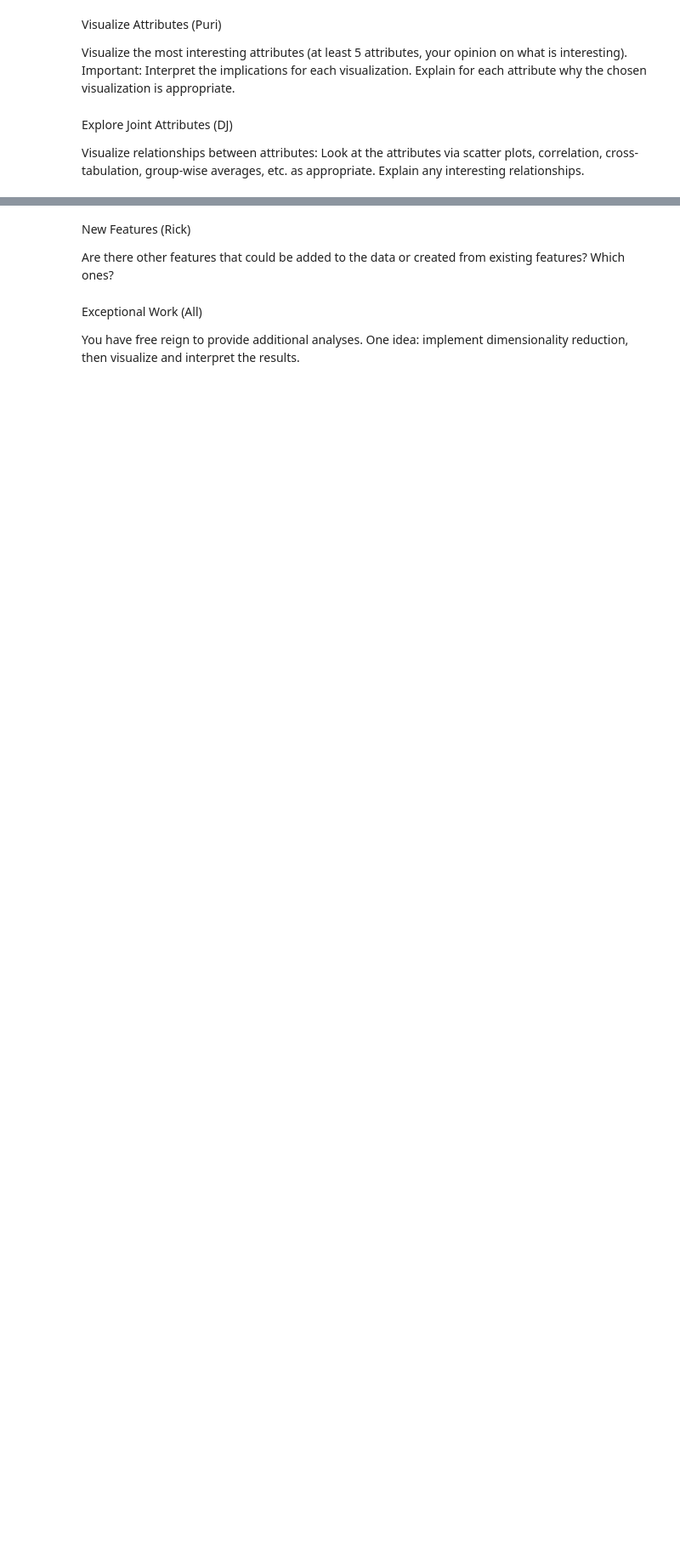
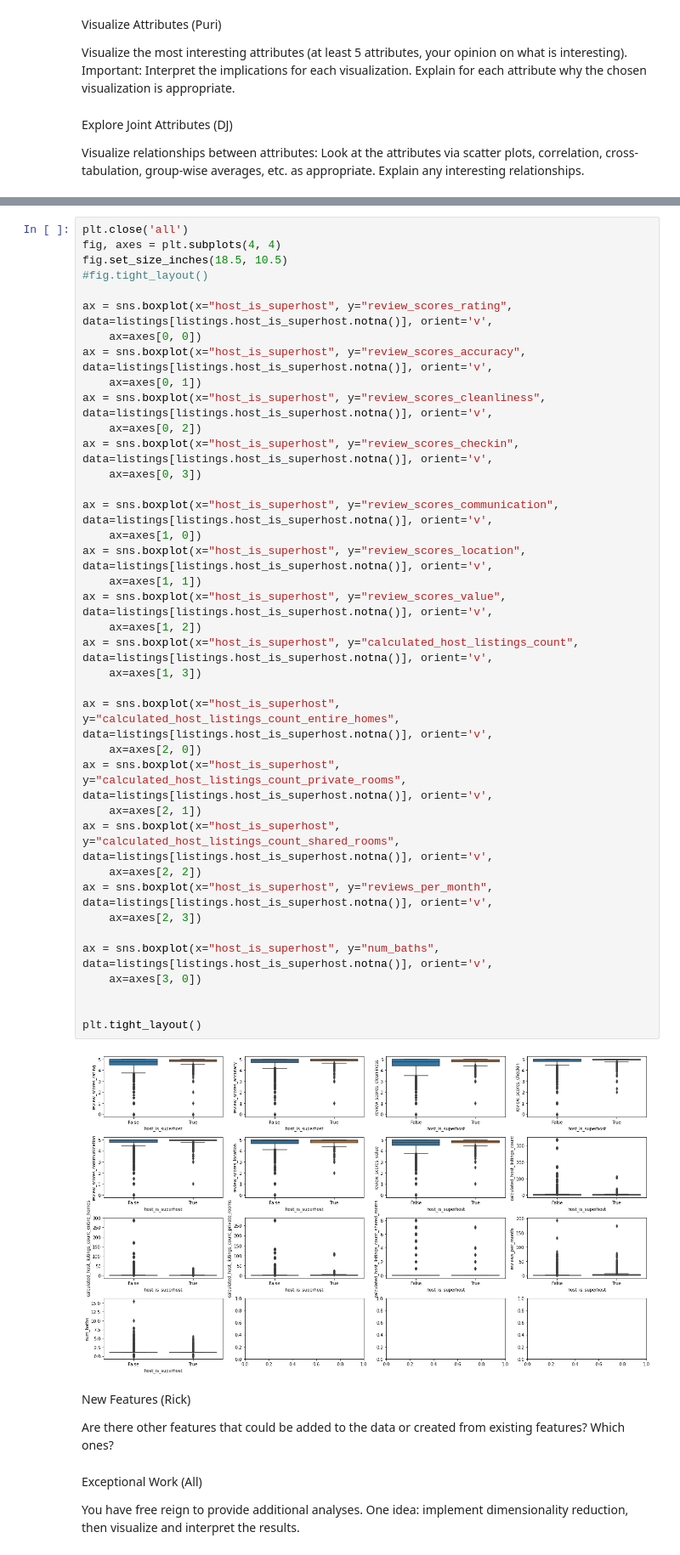
Before and after one commit to rickfontenot/airbnb, a Jupyter notebook: Lab1/WorkingFiles/Rick_lab1.ipynb, the cells around one changed output, grey strips where cells are left out. Shown at 85% size. Cells and saved outputs as stored; diff of their text form; blank space fills up the shorter version.

```diff
--- a/Lab1/WorkingFiles/Rick_lab1.ipynb
+++ b/Lab1/WorkingFiles/Rick_lab1.ipynb
@@ -407,3 +499,43 @@ Identify and explain interesting relationships between features and the class yo
+# %%
+plt.close('all')
+fig, axes = plt.subplots(4, 4)
+fig.set_size_inches(18.5, 10.5)
+#fig.tight_layout()
+
+ax = sns.boxplot(x="host_is_superhost", y="review_scores_rating", data=listings[listings.host_is_superhost.notna()], orient='v',
+    ax=axes[0, 0])
+ax = sns.boxplot(x="host_is_superhost", y="review_scores_accuracy", data=listings[listings.host_is_superhost.notna()], orient='v',
+    ax=axes[0, 1])
+ax = sns.boxplot(x="host_is_superhost", y="review_scores_cleanliness", data=listings[listings.host_is_superhost.notna()], orient='v',
+    ax=axes[0, 2])
+ax = sns.boxplot(x="host_is_superhost", y="review_scores_checkin", data=listings[listings.host_is_superhost.notna()], orient='v',
+    ax=axes[0, 3])
+
+ax = sns.boxplot(x="host_is_superhost", y="review_scores_communication", data=listings[listings.host_is_superhost.notna()], orient='v',
+    ax=axes[1, 0])
+ax = sns.boxplot(x="host_is_superhost", y="review_scores_location", data=listings[listings.host_is_superhost.notna()], orient='v',
+    ax=axes[1, 1])
+ax = sns.boxplot(x="host_is_superhost", y="review_scores_value", data=listings[listings.host_is_superhost.notna()], orient='v',
+    ax=axes[1, 2])
+ax = sns.boxplot(x="host_is_superhost", y="calculated_host_listings_count", data=listings[listings.host_is_superhost.notna()], orient='v',
+    ax=axes[1, 3])
+
+ax = sns.boxplot(x="host_is_superhost", y="calculated_host_listings_count_entire_homes", data=listings[listings.host_is_superhost.notna()], orient='v',
+    ax=axes[2, 0])
+ax = sns.boxplot(x="host_is_superhost", y="calculated_host_listings_count_private_rooms", data=listings[listings.host_is_superhost.notna()], orient='v',
+    ax=axes[2, 1])
+ax = sns.boxplot(x="host_is_superhost", y="calculated_host_listings_count_shared_rooms", data=listings[listings.host_is_superhost.notna()], orient='v',
+    ax=axes[2, 2])
+ax = sns.boxplot(x="host_is_superhost", y="reviews_per_month", data=listings[listings.host_is_superhost.notna()], orient='v',
+    ax=axes[2, 3])
+
+ax = sns.boxplot(x="host_is_superhost", y="num_baths", data=listings[listings.host_is_superhost.notna()], orient='v',
+    ax=axes[3, 0])
+
+
+plt.tight_layout()
+# %% [output]
+[figure, added]
 # %% [markdown]
 New Features (Rick)
 
```
Also changed, not shown: parts of 14 cells of this notebook.
